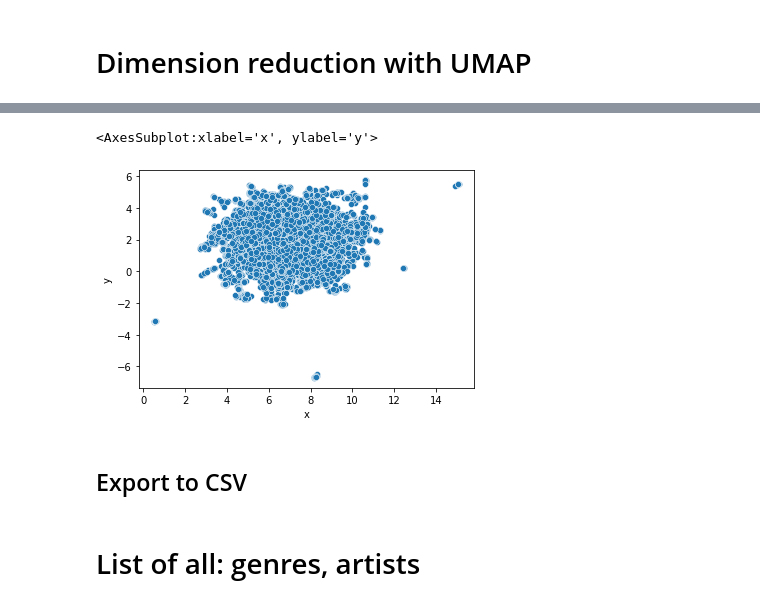
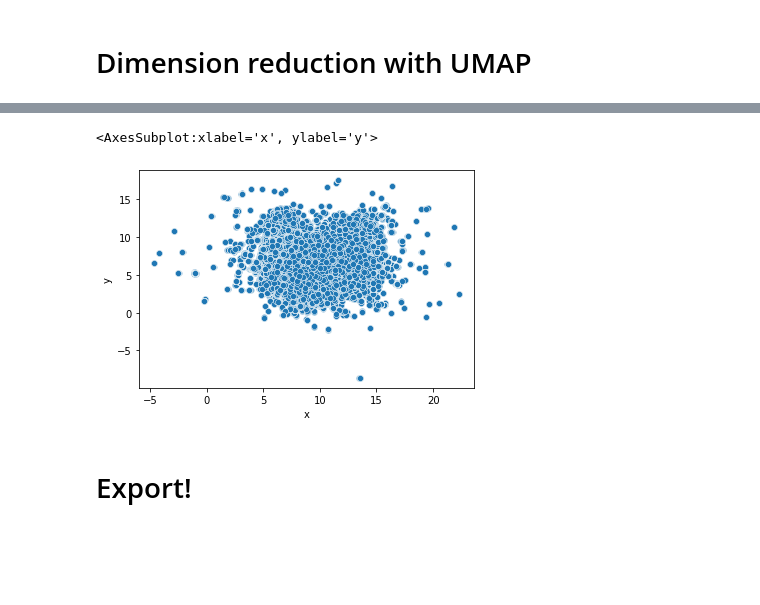
Before and after one commit to davidnmora/billboard-lyric-exploration, a Jupyter notebook: 5. Reduce to 2 Dimensions.ipynb, the cells around one changed output, grey strips where cells are left out. Cells and saved outputs as stored; diff of their text form; code cells hidden in the pictures; blank space fills up the shorter version.

```diff
--- a/5. Reduce to 2 Dimensions.ipynb
+++ b/5. Reduce to 2 Dimensions.ipynb
@@ -27,7 +27,7 @@ lyric_lines_ready_for_analysis
 | 172373 | J. Cole & Lil Baby | pride.is.the.devil | HIP_HOP | Pride is the Devil, uh167 | 2021-05-29 | 2021.41 |
 172374 rows × 6 columns
 # %%
-message_embeddings_df = pd .read_csv('4 OUTPUT 1d embeddings array.csv')
+message_embeddings_df = pd .read_csv('./data/4 OUTPUT 1d embeddings array.csv')
 message_embeddings_df
 # %% [output]
 |  | 0 | 1 | 2 | 3 | 4 | 5 | 6 | 7 | 8 | 9 | ... | ... |
@@ -44,8 +44,7 @@ message_embeddings_df
 | 172373 | 0.040307 | -0.035350 | 0.015583 | -0.035006 | -0.039408 | -0.026192 | -0.051705 | 0.093376 | -0.035975 | 0.042848 | ... | ... |
 172374 rows × 512 columns
 # %%
-# TRUNCATE TO TEST
-message_embeddings = message_embeddings_df[:5000].apply(lambda row: np.float32(row), axis=1)
+message_embeddings = message_embeddings_df.apply(lambda row: np.float32(row), axis=1)
 message_embeddings = list(message_embeddings)
 # %% [markdown]
 # Dimension reduction with UMAP
@@ -88,8 +87,11 @@ umap_x_and_y_added
 172374 rows × 8 columns
 # %%
-sns.scatterplot(data=umap_x_and_y_added, x='x', y='y')
+sns.scatterplot(
+    data=umap_x_and_y_added,
+    x='x', y='y'
+)
 # %% [output]
 <AxesSubplot:xlabel='x', ylabel='y'>
-[figure, old version]
+[figure, new version]
 # %% [markdown]
-## Export to CSV
+# Export!
@@ -112,2 +97,0 @@ the_export
-# %% [markdown]
-# List of all: genres, artists
```
Also changed, not shown: parts of 8 cells of this notebook, 6 other files.
